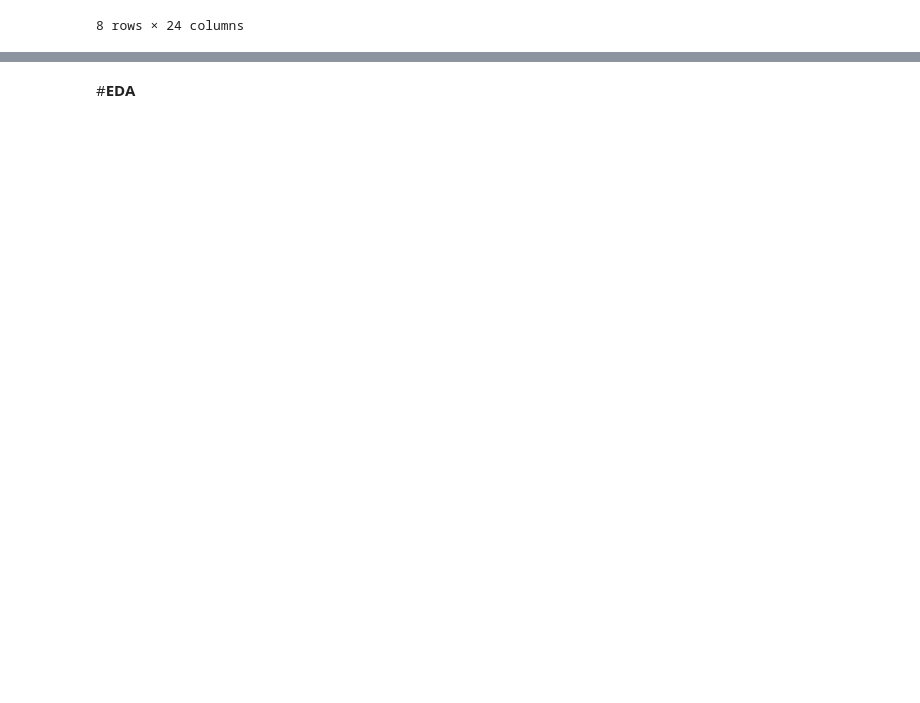
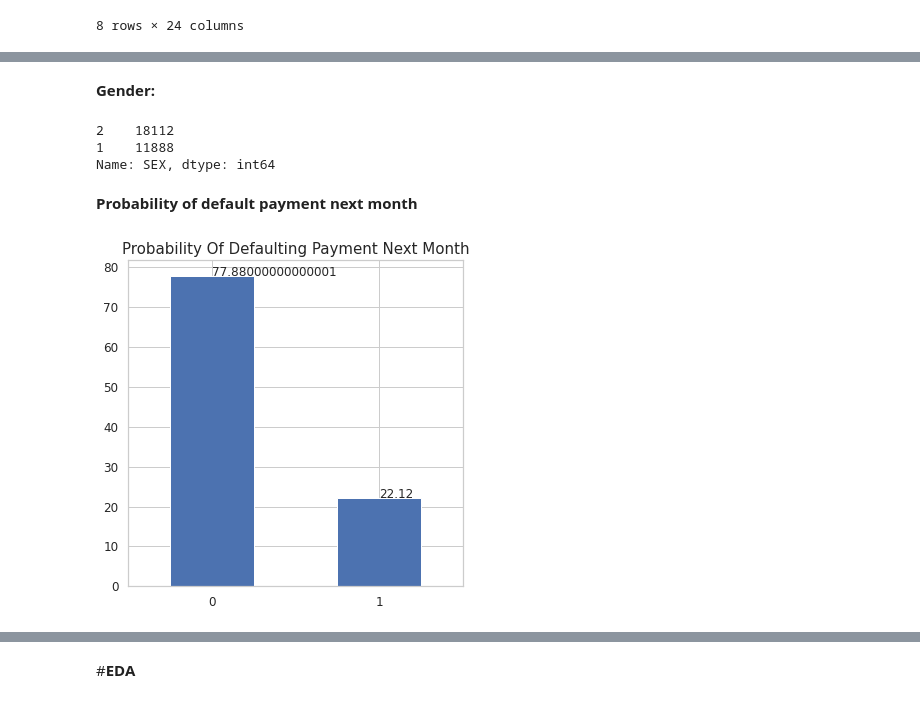
Before and after one commit to sudeep-009/Classification-Capstone-Project--Card-Default-Prediction, a Jupyter notebook: Copy_of_Credit_Card_Default_Prediction_Capstone_Project.ipynb, the cells around one changed output, grey strips where cells are left out. Drawn from its saved outputs; the diff is of its cells as text; code cells hidden in the pictures; blank space fills up the shorter version.

```diff
--- a/Copy_of_Credit_Card_Default_Prediction_Capstone_Project.ipynb
+++ b/Copy_of_Credit_Card_Default_Prediction_Capstone_Project.ipynb
@@ -158,0 +230,5 @@ card_df.describe()
+# %%
+#Education (1 = graduate school; 2 = university; 3 = high school; 4 = others)
+#capping rest of the values into others
+edu_dict = {1: 'graduate', 2: 'university', 3: 'high school', 4: 'other',5: 'other', 6: 'other', 0: 'other'}
+card_df['EDUCATION'] = card_df['EDUCATION'].map(edu_dict)
@@ -158,0 +245,29 @@ card_df.describe()
+# %%
+#Marital status (1 = married; 2 = single; 3 = others).
+# capping 0 into others
+marriage_dict = {1: 'married', 2: 'single', 3: 'other', 0: 'other'}
+card_df['MARRIAGE'] = card_df['MARRIAGE'].map(marriage_dict)
+# %% [markdown]
+**Gender:**
+# %%
+card_df['SEX'].value_counts()
+# %% [output]
+2    18112
+1    11888
+Name: SEX, dtype: int64
+# %%
+gender_dict = {1: 'male', 2: 'female'}
+card_df['SEX'] = card_df['SEX'].map(gender_dict)
+# %% [markdown]
+**Probability of default payment next month**
+# %%
+def_cnt = (card_df['IS_Defaulter'].value_counts(normalize=True)*100)
+def_cnt.plot.bar(figsize=(6,6))
+plt.xticks(fontsize=12, rotation=0)
+plt.yticks(fontsize=12)
+plt.title("Probability Of Defaulting Payment Next Month", fontsize=15)
+for x,y in zip([0,1],def_cnt):
+    plt.text(x,y,y,fontsize=12)
+plt.show()
+# %% [output]
+[figure, added]
```
Also changed, not shown: parts of 23 cells of this notebook.
